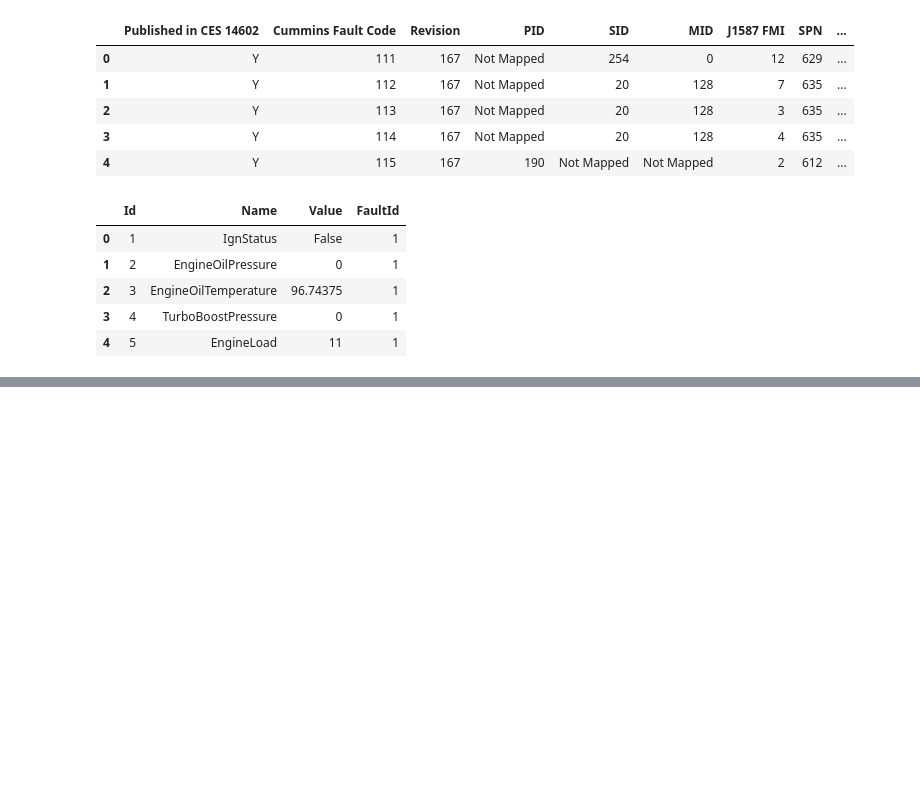
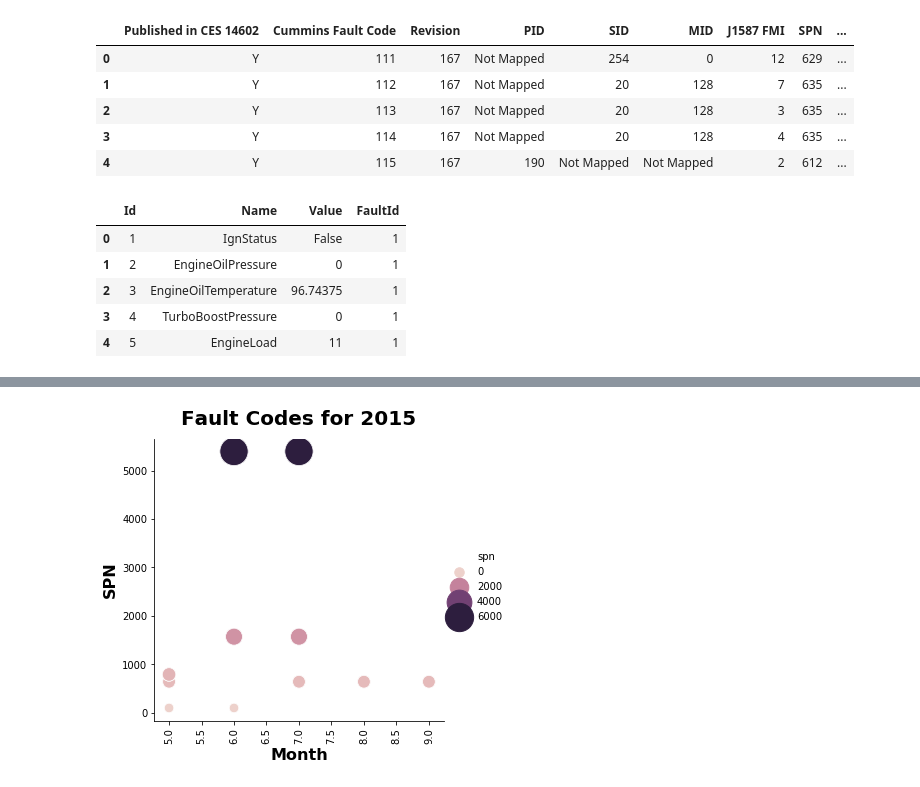
Before and after one commit to Barrett-Rogers/dq8-kingpins, a Jupyter notebook: big_g_foyaz.ipynb, the cells around one changed output, grey strips where cells are left out. Drawn from its saved outputs; the diff is of its cells as text; code cells hidden in the pictures; blank space fills up the shorter version.

```diff
--- a/big_g_foyaz.ipynb
+++ b/big_g_foyaz.ipynb
@@ -37,0 +186,3 @@ vehicle_diagnostic.head()
+# %%
+failed_truck_df = failed_truck_df.sort_values(["EquipmentID", "EventTimeStamp"], ascending = (False, True))
+failed_truck_df
@@ -37,0 +208,7 @@ vehicle_diagnostic.head()
+# %%
+truck_310 = failed_truck_df[failed_truck_df.EquipmentID.isin(['310'])]
+# %%
+truck_310['EventTimeStamp'] = pd.to_datetime(truck_310['EventTimeStamp'])
+truck_310['Year'] = pd.DatetimeIndex(truck_310['EventTimeStamp']).year
+truck_310['Month'] = pd.DatetimeIndex(truck_310['EventTimeStamp']).month
+truck_310
@@ -37,0 +249,3 @@ vehicle_diagnostic.head()
+# %%
+truck_310_2018 = truck_310[truck_310.Year.isin([2018])]
+truck_310_2018
@@ -37,0 +270,9 @@ vehicle_diagnostic.head()
+# %%
+g= sns.relplot(x="Month", y="spn", hue="spn", size="spn", sizes=(90, 800), data=truck_310_2018)
+g.set_xticklabels(rotation=90)
+g.axes[0,0].set_xlabel('Month', size = 16, weight = 'bold')
+g.axes[0,0].set_ylabel('SPN', size = 16, weight = 'bold')
+plt.subplots_adjust(top=0.9)
+g.fig.suptitle("Fault Codes for 2015", size = 20, weight = 'bold');
+# %% [output]
+[figure, added]
```
Also changed, not shown: parts of 25 cells of this notebook.
